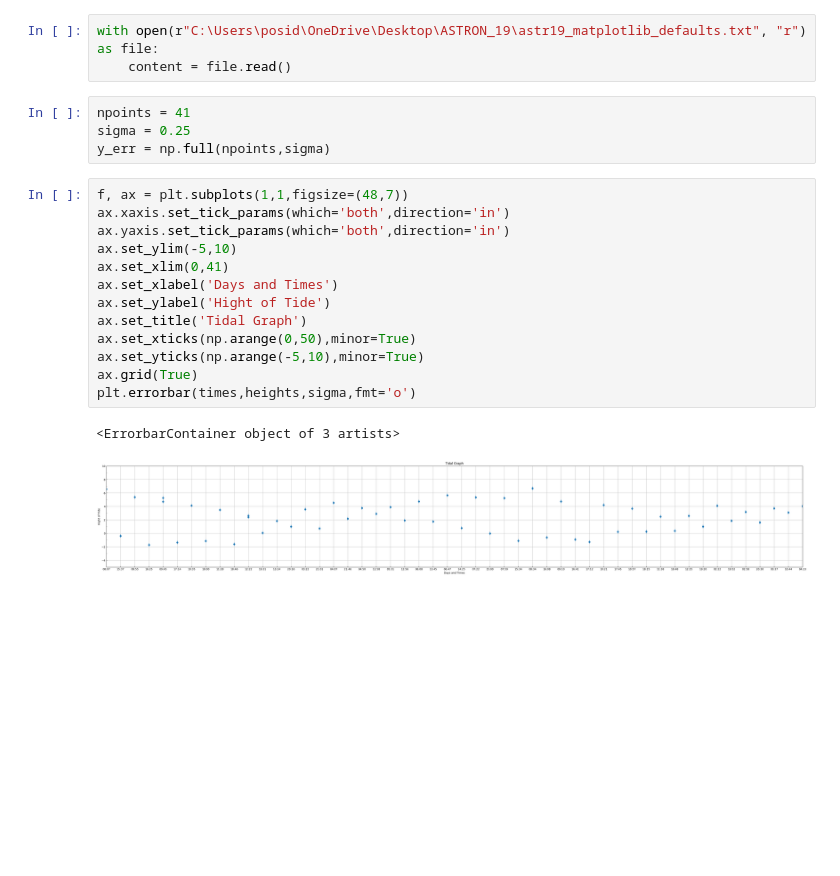
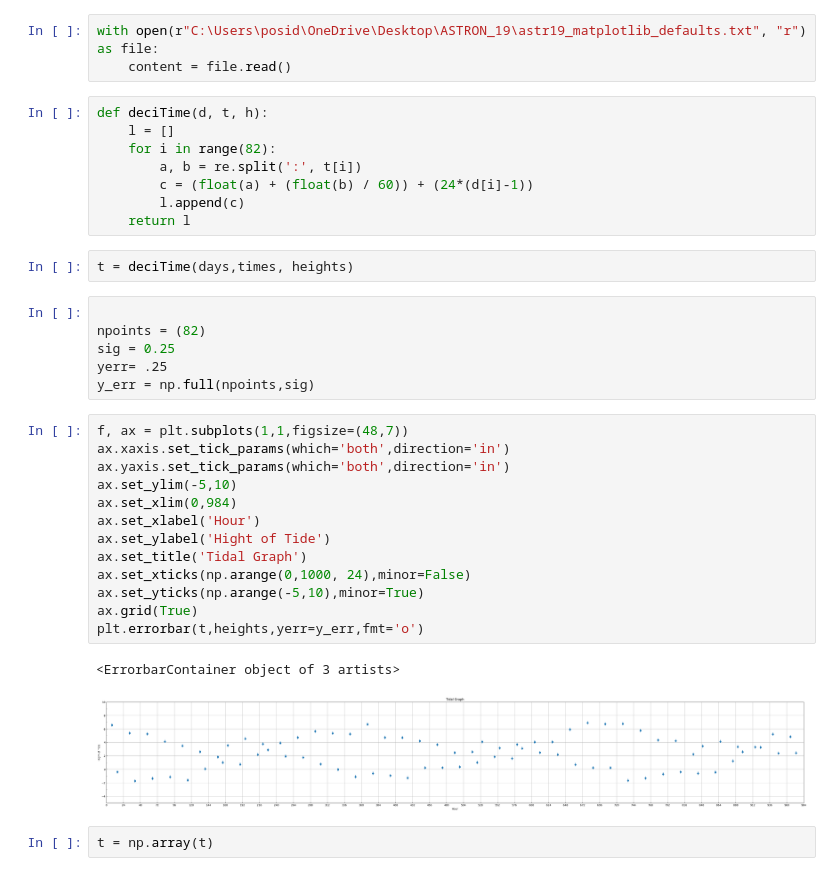
Before and after one commit to Bluewolf909/astr-19-group-project, a Jupyter notebook: main.ipynb, the cells around one changed output. Saved outputs shown, nothing was run; the diff lists cells and outputs as text; blank space fills up the shorter version.

```diff
--- a/main.ipynb
+++ b/main.ipynb
@@ -51,24 +40,38 @@ heights =  [
 # %%
 with open(r"C:\Users\posid\OneDrive\Desktop\ASTRON_19\astr19_matplotlib_defaults.txt", "r") as file:
     content = file.read()
+# %%
+def deciTime(d, t, h):
+    l = []
+    for i in range(82):
+        a, b = re.split(':', t[i])
+        c = (float(a) + (float(b) / 60)) + (24*(d[i]-1))
+        l.append(c)
+    return l
+# %%
+t = deciTime(days,times, heights)
 # %%
-npoints = 41
-sigma = 0.25
-y_err = np.full(npoints,sigma)
+
+npoints = (82)
+sig = 0.25
+yerr= .25
+y_err = np.full(npoints,sig)
 # %%
 f, ax = plt.subplots(1,1,figsize=(48,7))
 ax.xaxis.set_tick_params(which='both',direction='in')
 ax.yaxis.set_tick_params(which='both',direction='in')
 ax.set_ylim(-5,10)
-ax.set_xlim(0,41)
-ax.set_xlabel('Days and Times')
+ax.set_xlim(0,984)
+ax.set_xlabel('Hour')
 ax.set_ylabel('Hight of Tide')
 ax.set_title('Tidal Graph')
-ax.set_xticks(np.arange(0,50),minor=True)
+ax.set_xticks(np.arange(0,1000, 24),minor=False)
 ax.set_yticks(np.arange(-5,10),minor=True)
 ax.grid(True)
-plt.errorbar(times,heights,sigma,fmt='o')
+plt.errorbar(t,heights,yerr=y_err,fmt='o')
 # %% [output]
 <ErrorbarContainer object of 3 artists>
-[figure, old version]
+[figure, new version]
+# %%
+t = np.array(t)
 # %%
```
Also changed, not shown: parts of 4 cells of this notebook.
